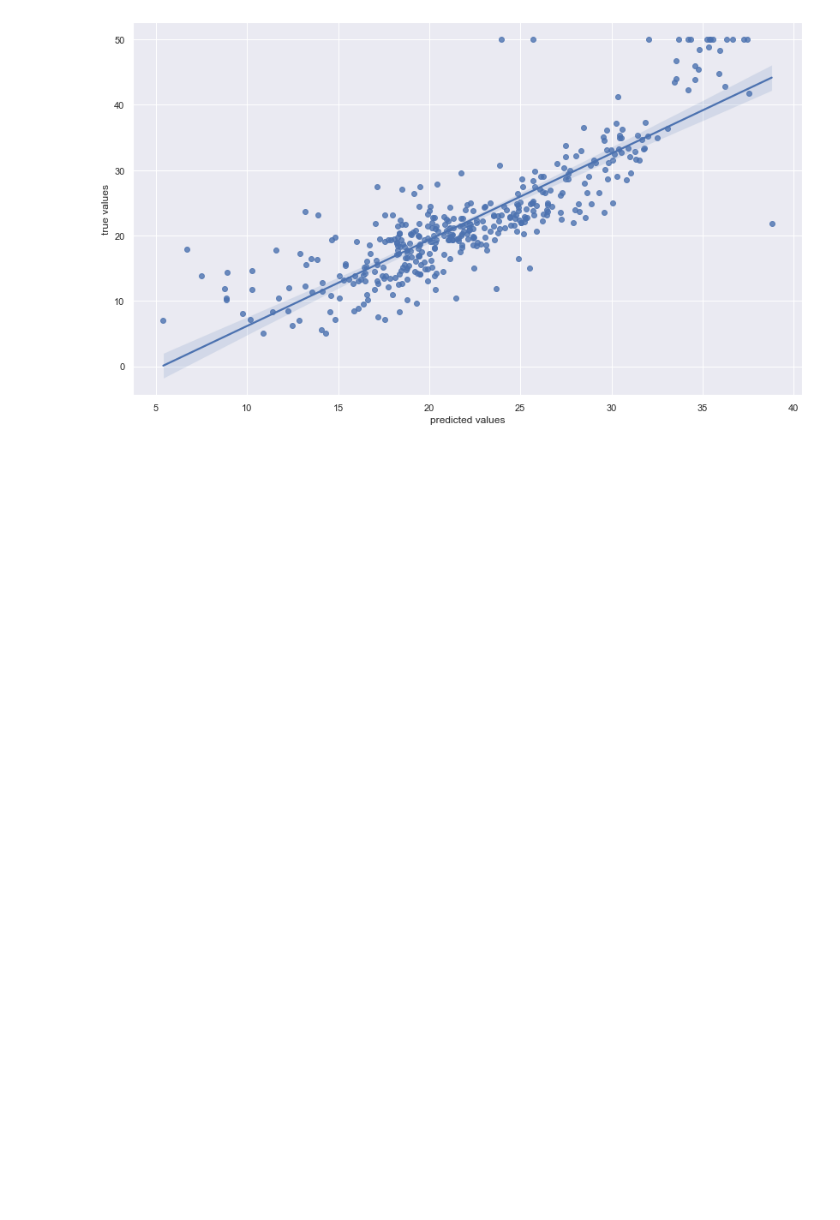
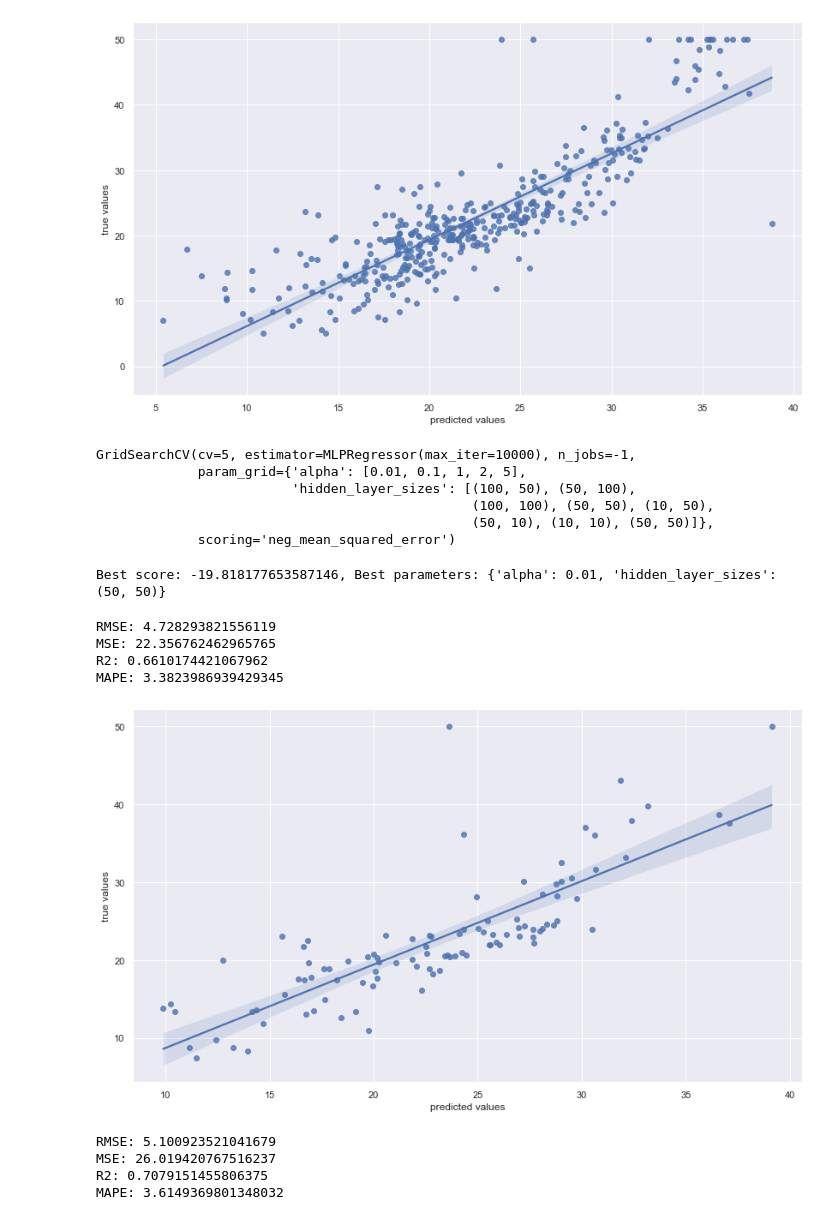
Before and after one commit to kidmantin/IAD, a Jupyter notebook: IADnikita/IAD3.ipynb, the cells around one changed output. Saved outputs shown, nothing was run; the diff lists cells and outputs as text; code cells hidden in the pictures; blank space fills up the shorter version.

```diff
--- a/IADnikita/IAD3.ipynb
+++ b/IADnikita/IAD3.ipynb
@@ -262,3 +264,43 @@ MAPE: 3.756490909158744
 truepredplot(y_train, predict_perc_gs)
 # %% [output]
 [figure]
+# %%
+parameters = {'alpha': [0.01, 0.1, 1, 2, 5], \
+              'hidden_layer_sizes': [(100, 50), (50, 100), (100, 100), (50, 50), (10, 50), (50, 10), (10, 10), (50, 50)]}
+
+perc_reg_gs = GridSearchCV(perc_reg, parameters, scoring='neg_mean_squared_error', cv=5, n_jobs=-1)
+# %%
+perc_reg_gs.fit(X_train, y_train)
+# %% [output]
+GridSearchCV(cv=5, estimator=MLPRegressor(max_iter=10000), n_jobs=-1,
+             param_grid={'alpha': [0.01, 0.1, 1, 2, 5],
+                         'hidden_layer_sizes': [(100, 50), (50, 100),
+                                                (100, 100), (50, 50), (10, 50),
+                                                (50, 10), (10, 10), (50, 50)]},
+             scoring='neg_mean_squared_error')
+# %%
+gridsearchscore(perc_reg_gs)
+# %% [output]
+Best score: -19.818177653587146, Best parameters: {'alpha': 0.01, 'hidden_layer_sizes': (50, 50)}
+# %%
+predict_perc_gs = perc_reg_gs.predict(X_test)
+
+regression_score(y_test, predict_perc_gs)
+# %% [output]
+RMSE: 4.728293821556119
+MSE: 22.356762462965765
+R2: 0.6610174421067962
+MAPE: 3.3823986939429345
+# %%
+truepredplot(y_test, predict_perc_gs)
+# %% [output]
+[figure, added]
+# %%
+predict_perc_gs = perc_reg_gs.predict(X_train)
+
+regression_score(y_train, predict_perc_gs)
+# %% [output]
+RMSE: 5.100923521041679
+MSE: 26.019420767516237
+R2: 0.7079151455806375
+MAPE: 3.6149369801348032
```
Also changed, not shown: parts of 3 cells of this notebook, 7 other files.
